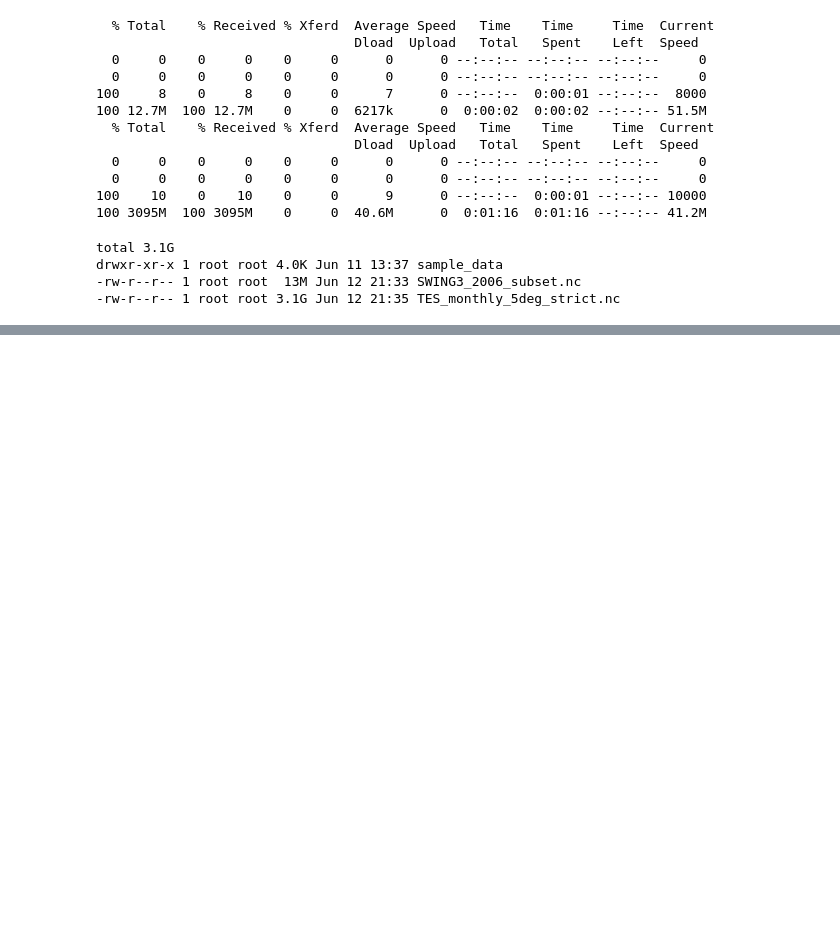
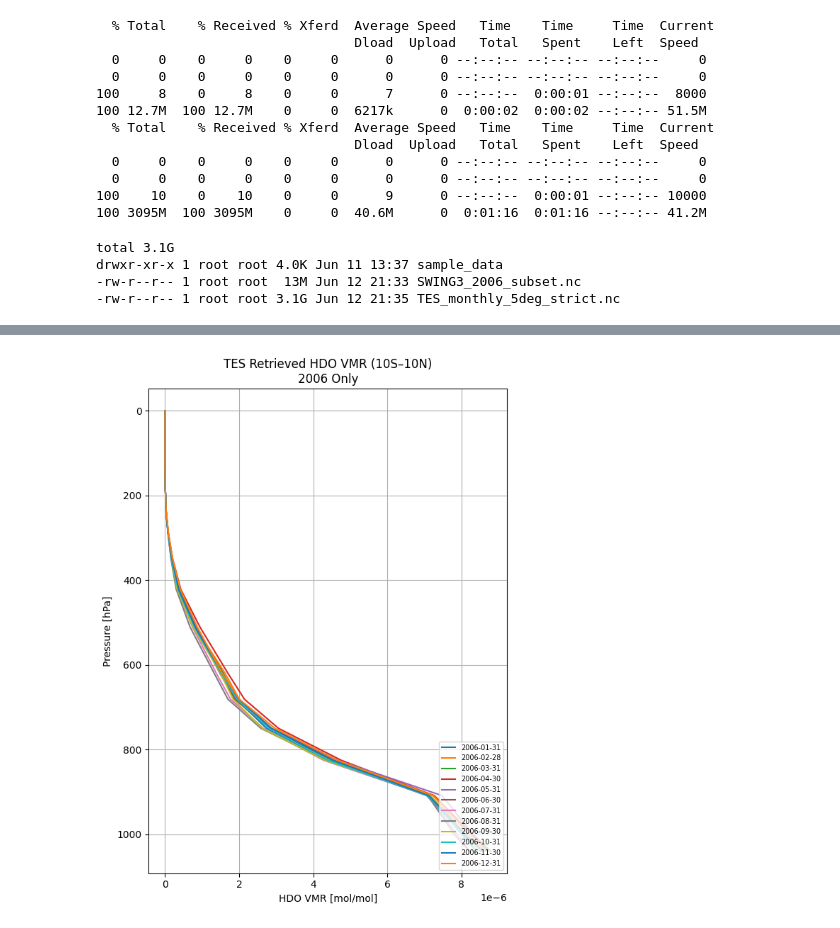
Before and after one commit to mampisarkar111/wisonet-colab-demo, a Jupyter notebook: wisonet_demo.ipynb, the cells around one changed output, grey strips where cells are left out. Drawn from its saved outputs; the diff is of its cells as text; code cells hidden in the pictures; blank space fills up the shorter version.

```diff
--- a/wisonet_demo.ipynb
+++ b/wisonet_demo.ipynb
@@ -136,0 +448,47 @@ plt.show()
+# %%
+import xarray as xr
+import numpy as np
+import matplotlib.pyplot as plt
+from datetime import datetime
+
+# === Load TES ===
+sat = xr.open_dataset("TES_monthly_5deg_strict.nc")
+tes_lat = sat['lat'].values
+tes_lon = sat['lon'].values
+tes_p   = sat['level'].values
+tes_time = sat['time'].values
+
+# === Identify indices for 2006 only
+if np.issubdtype(tes_time.dtype, np.datetime64):
+    time_mask = (tes_time >= np.datetime64('2006-01-01')) & (tes_time <= np.datetime64('2006-12-31'))
+else:
+    base_date = datetime(2000, 1, 1)
+    date_list = [base_date + np.timedelta64(int(t), 'D') for t in tes_time]
+    time_mask = [(d.year == 2006) for d in date_list]
+
+valid_indices = np.where(time_mask)[0]
+
+# === Spatial mask
+lat_mask = (tes_lat >= -10) & (tes_lat <= 10)
+
+plt.figure(figsize=(6, 8))
+
+for t_tes in valid_indices:
+    user_date_str = str(np.datetime_as_string(tes_time[t_tes], unit='D')) if np.issubdtype(tes_time.dtype, np.datetime64) else f"time index {t_tes}"
+
+    HDO_ret = sat['HDO_vmr'].values[t_tes, :, lat_mask, :]
+    HDO_ret[HDO_ret == -999] = np.nan
+    HDO_ret_avg = np.nanmean(np.nanmean(HDO_ret, axis=2), axis=0)
+
+    plt.plot(HDO_ret_avg, tes_p, label=user_date_str)
+
+plt.gca().invert_yaxis()
+plt.xlabel('HDO VMR [mol/mol]')
+plt.ylabel('Pressure [hPa]')
+plt.title('TES Retrieved HDO VMR (10S–10N)\n2006 Only')
+plt.legend(fontsize=7, loc='lower right')
+plt.grid(True)
+plt.tight_layout()
+plt.show()
+# %% [output]
+[figure, added]
```
Also changed, not shown: parts of 4 cells of this notebook.
